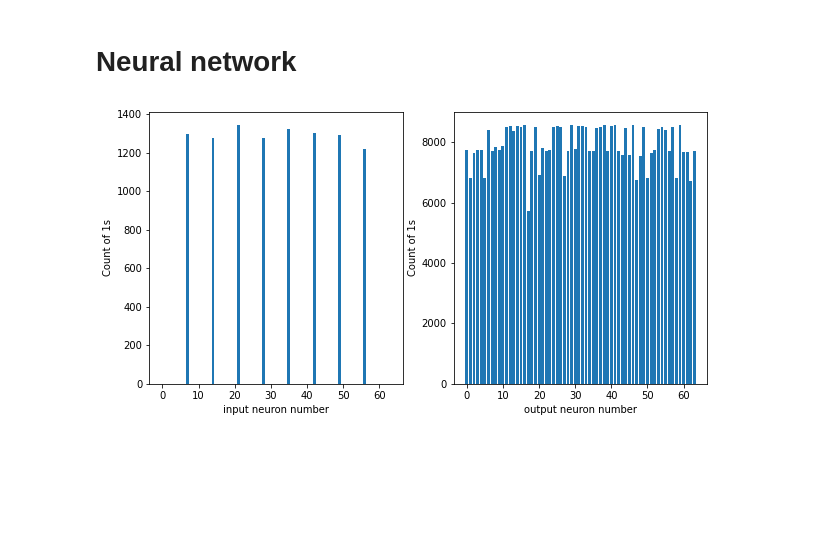
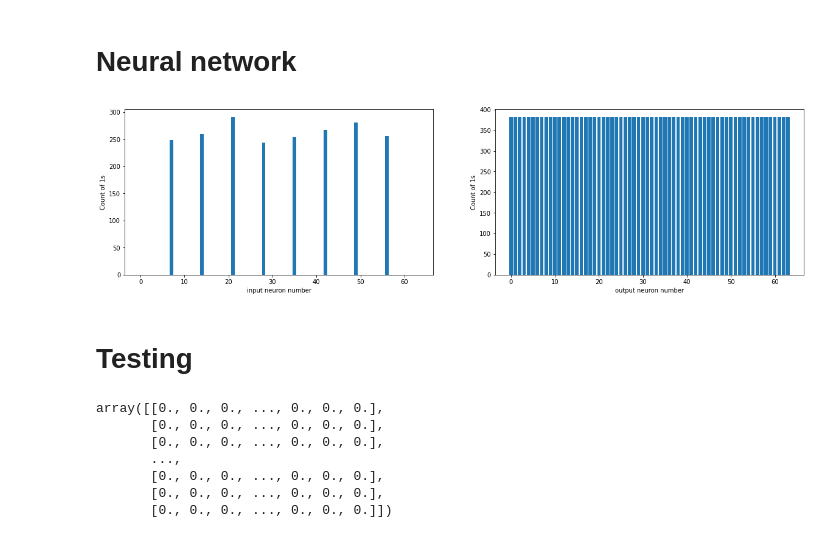
Before and after one commit to applevitya/lab, a Jupyter notebook: neuro_spike/simple_learning_model.ipynb, the cells around one changed output. Cells and saved outputs as stored; diff of their text form; code cells hidden in the pictures; blank space fills up the shorter version.

```diff
--- a/neuro_spike/simple_learning_model.ipynb
+++ b/neuro_spike/simple_learning_model.ipynb
@@ -152,7 +152,7 @@ def count_spikes(array):
 # %%
 #time series
 T = 100 #ms
-dt = 0.01
+dt = 0.1
 time = np.arange(0,T+dt,dt)
 
 #Synapses weight
@@ -200,7 +200,7 @@ def Poisson_generator(time,dt,rate, n, myseed=False):
   u_rand = np.random.rand(n, Lt)
 
   # generate Poisson train
-  poisson_train = 1. * (u_rand < rate * (dt / 50))
+  poisson_train = 1. * (u_rand < rate * (dt / 100))
 
   return poisson_train
 # %% [markdown]
@@ -212,7 +212,7 @@ def Poisson_generator(time,dt,rate, n, myseed=False):
 
 #time series
 T = 100 #ms
-dt = 0.01
+dt = 0.1
 time = np.arange(0,T+dt,dt)
 
 #Synapses weight
@@ -223,11 +223,11 @@ in_spikes = np.empty(shape=(x_pixel**2,len(time)))
 for i in range(x_pixel*x_pixel):
   in_spikes[i]=Poisson_generator(T,dt,x[i],1)
 
-out_spikes = np.zeros(shape=(out_pixels**2,len(time)))
+out_spikes = np.zeros(shape=(out_pixels,len(time)))
 
 out_neurons = []
 # creating the output layer of neurons
-for i in range(64):
+for i in range(out_pixels):
 	a = LIF_simple()
 	out_neurons.append(a)
 
@@ -261,12 +261,13 @@ def rl(t):
 	if t>0:
 		return -0.8*np.exp(-float(t)/8)
 	if t<=0:
-		return 0.3*np.exp(float(t)/5)
+		return 0.2*np.exp(float(t)/5)
 # %%
 last_index=0
 tau_post = 5
 tau_pre = 8
 
+membrane_pot = []
 I = np.zeros(shape=(x_pixel**2,))
 for t in range(len(time)):
 
@@ -286,30 +287,33 @@ for t in range(len(time)):
           v += neu.v_spike
           neu.initRefrac = t + neu.refracTime
           v = neu.v_base
-          break
+
         neu.vprev = v
 
-    for t1 in range(-1,-30,-1):
-      if 0<= t+t1<T:
-        if in_spikes[i][t+t1]==1:
-          W[i][j] = update(W[i][j],rl(t1))
-    for t1 in range(1,30,1):
-      if 0<= t+t1<T:
-        if in_spikes[i][t+t1]==1:
-          W[i][j] = update(W[i][j],rl(t1))
+    for i in range(x_pixel**2):
+      for t1 in range(-1,-50,-1):
+        if 0<= t+t1<len(time):
+          if in_spikes[i][t+t1]==1:
+            W[i][j] = update(W[i][j],rl(t1))
+      for t1 in range(1,50,1):
+        if 0<= t+t1<len(time):
+          if in_spikes[i][t+t1]==1:
+            W[i][j] = update(W[i][j],rl(t1))
 # %%
 in_counts = np.count_nonzero(in_spikes,axis = 1)
 out_counts = np.count_nonzero(out_spikes, axis=1)
 
-fig, (ax1, ax2) = plt.subplots(1, 2, figsize=(10, 5))
+fig, (ax1, ax2) = plt.subplots(1, 2, figsize=(20, 5))
 ax1.bar(range(in_spikes.shape[0]), in_counts)
 ax1.set_xlabel("input neuron number")
 ax1.set_ylabel("Count of 1s")
 
 ax2.bar(range(out_spikes.shape[0]), out_counts)
 ax2.set_xlabel("output neuron number")
 ax2.set_ylabel("Count of 1s")
 
 plt.show()
 # %% [output]
-[figure, old version]
+[figure, new version]
+# %% [markdown]
+# Testing
@@ -315,0 +322,10 @@ plt.show()
+# %%
+W_old-W
+# %% [output]
+array([[0., 0., 0., ..., 0., 0., 0.],
+       [0., 0., 0., ..., 0., 0., 0.],
+       [0., 0., 0., ..., 0., 0., 0.],
+       ...,
+       [0., 0., 0., ..., 0., 0., 0.],
+       [0., 0., 0., ..., 0., 0., 0.],
+       [0., 0., 0., ..., 0., 0., 0.]])
```
Also changed, not shown: parts of 4 cells of this notebook, 3 other files.
